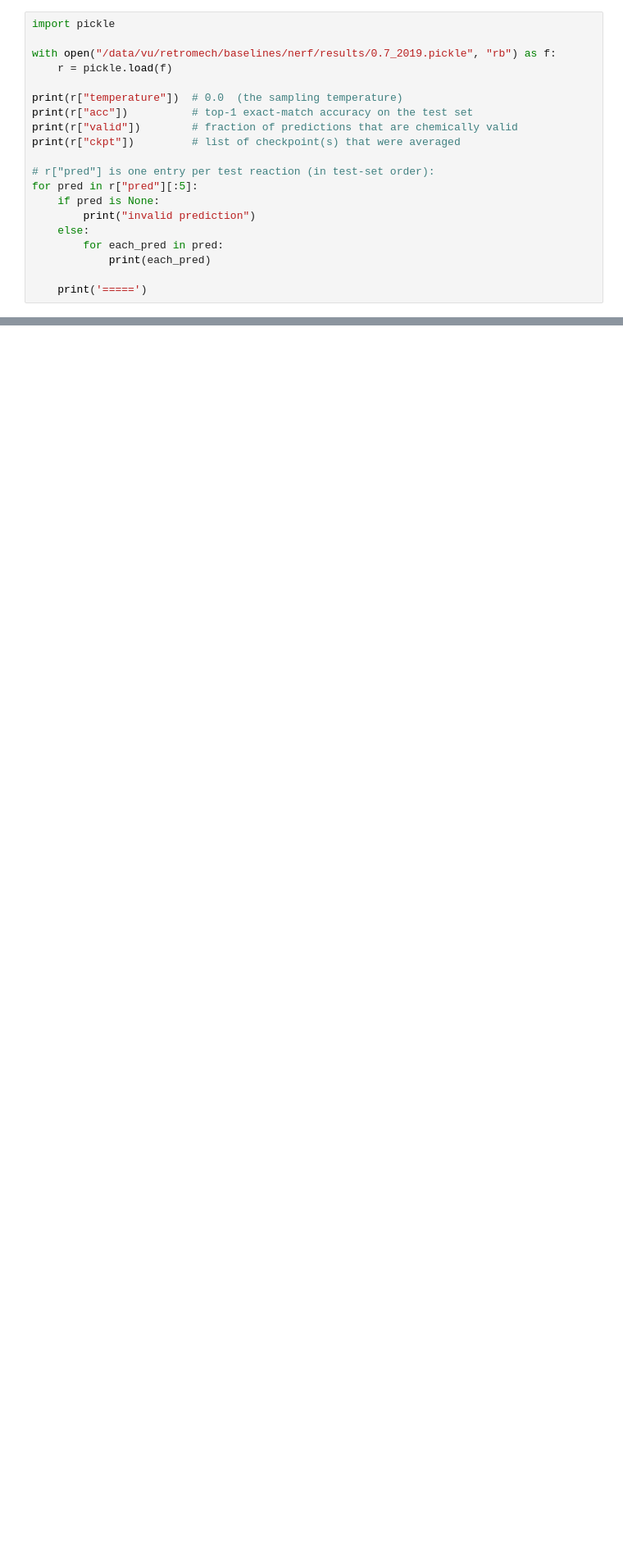
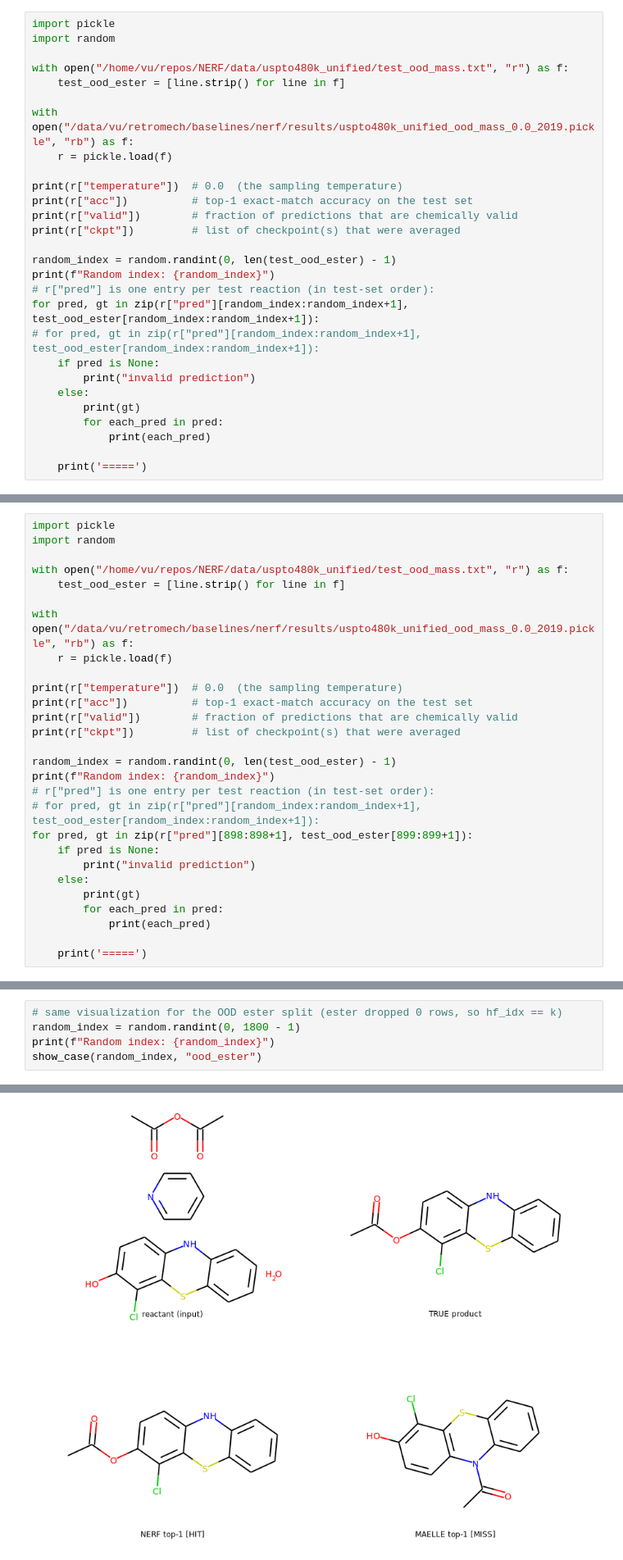
Before and after one commit to XuanVuNguyen/NERF, a Jupyter notebook: draft.ipynb, the cells around one changed output, grey strips where cells are left out. Shown at 82% size. Drawn from its saved outputs; the diff is of its cells as text; blank space fills up the shorter version.

Commit message:
nerf runs on USPTO-480K and Unified test set

```diff
--- a/draft.ipynb
+++ b/draft.ipynb
@@ -27,7 +1,11 @@ test_data[0]
 # %%
 import pickle
+import random
 
-with open("/data/vu/retromech/baselines/nerf/results/0.7_2019.pickle", "rb") as f:
+with open("/home/vu/repos/NERF/data/uspto480k_unified/test_ood_mass.txt", "r") as f:
+    test_ood_ester = [line.strip() for line in f]
+
+with open("/data/vu/retromech/baselines/nerf/results/uspto480k_unified_ood_mass_0.0_2019.pickle", "rb") as f:
     r = pickle.load(f)
 
 print(r["temperature"])  # 0.0  (the sampling temperature)
@@ -35,11 +13,15 @@ print(r["acc"])          # top-1 exact-match accuracy on the test set
 print(r["valid"])        # fraction of predictions that are chemically valid
 print(r["ckpt"])         # list of checkpoint(s) that were averaged
 
+random_index = random.randint(0, len(test_ood_ester) - 1)
+print(f"Random index: {random_index}")
 # r["pred"] is one entry per test reaction (in test-set order):
-for pred in r["pred"][:5]:
+for pred, gt in zip(r["pred"][random_index:random_index+1], test_ood_ester[random_index:random_index+1]):
+# for pred, gt in zip(r["pred"][random_index:random_index+1], test_ood_ester[random_index:random_index+1]):
     if pred is None:
         print("invalid prediction")
     else:
+        print(gt)
         for each_pred in pred:
             print(each_pred)
 
@@ -64,0 +39,28 @@ OCC1C(Cl)CNCC1Cl
+# %%
+import pickle
+import random
+
+with open("/home/vu/repos/NERF/data/uspto480k_unified/test_ood_mass.txt", "r") as f:
+    test_ood_ester = [line.strip() for line in f]
+
+with open("/data/vu/retromech/baselines/nerf/results/uspto480k_unified_ood_mass_0.0_2019.pickle", "rb") as f:
+    r = pickle.load(f)
+
+print(r["temperature"])  # 0.0  (the sampling temperature)
+print(r["acc"])          # top-1 exact-match accuracy on the test set
+print(r["valid"])        # fraction of predictions that are chemically valid
+print(r["ckpt"])         # list of checkpoint(s) that were averaged
+
+random_index = random.randint(0, len(test_ood_ester) - 1)
+print(f"Random index: {random_index}")
+# r["pred"] is one entry per test reaction (in test-set order):
+# for pred, gt in zip(r["pred"][random_index:random_index+1], test_ood_ester[random_index:random_index+1]):
+for pred, gt in zip(r["pred"][898:898+1], test_ood_ester[899:899+1]):
+    if pred is None:
+        print("invalid prediction")
+    else:
+        print(gt)
+        for each_pred in pred:
+            print(each_pred)
+
+    print('=====')
@@ -64,0 +164,6 @@ OCC1C(Cl)CNCC1Cl
+# %%
+# same visualization for the OOD ester split (ester dropped 0 rows, so hf_idx == k)
+random_index = random.randint(0, 1800 - 1)
+print(f"Random index: {random_index}")
+show_case(random_index, "ood_ester")
+# %% [output]
@@ -64,0 +178 @@ OCC1C(Cl)CNCC1Cl
+[figure, added]
```
Also changed, not shown: parts of 7 cells of this notebook, 13 other files.
